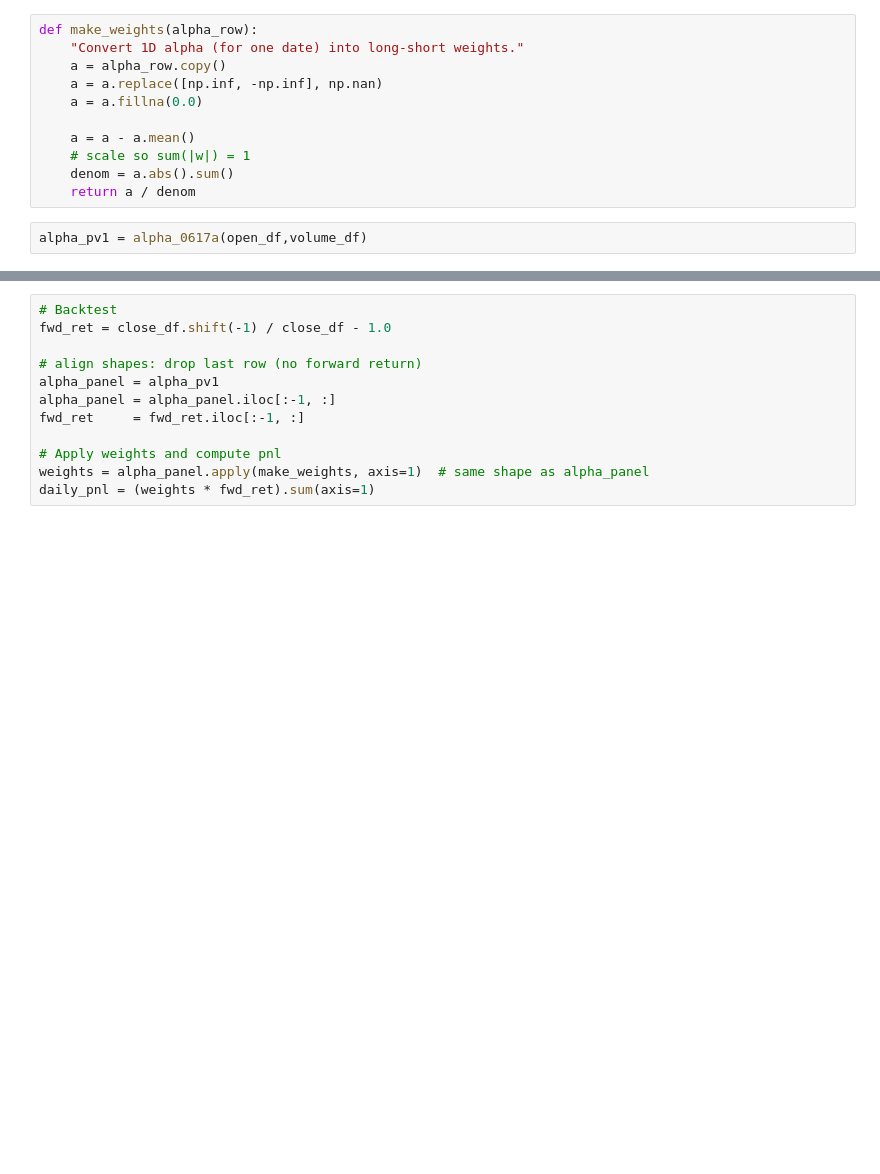
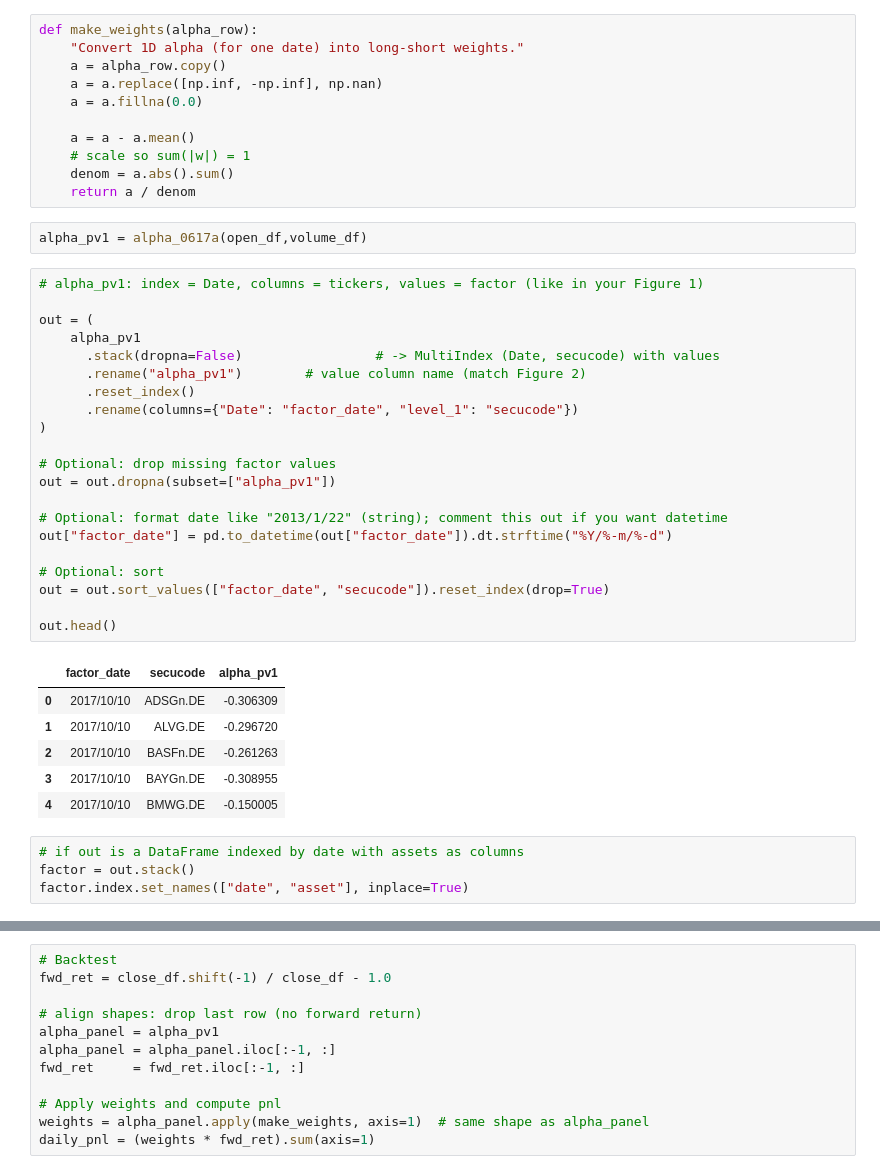
Before and after one commit to Yzc20060417/Multi-Factor-Equities-Investing, a Jupyter notebook: notebooks/Single Factor Testing.ipynb, the cells around one changed output, grey strips where cells are left out. Cells and saved outputs as stored; diff of their text form; blank space fills up the shorter version.

```diff
--- a/notebooks/Single Factor Testing.ipynb
+++ b/notebooks/Single Factor Testing.ipynb
@@ -154,6 +156,38 @@ def make_weights(alpha_row):
     return a / denom
 # %%
 alpha_pv1 = alpha_0617a(open_df,volume_df)
+# %%
+# alpha_pv1: index = Date, columns = tickers, values = factor (like in your Figure 1)
+
+out = (
+    alpha_pv1
+      .stack(dropna=False)                 # -> MultiIndex (Date, secucode) with values
+      .rename("alpha_pv1")        # value column name (match Figure 2)
+      .reset_index()
+      .rename(columns={"Date": "factor_date", "level_1": "secucode"})
+)
+
+# Optional: drop missing factor values
+out = out.dropna(subset=["alpha_pv1"])
+
+# Optional: format date like "2013/1/22" (string); comment this out if you want datetime
+out["factor_date"] = pd.to_datetime(out["factor_date"]).dt.strftime("%Y/%-m/%-d")
+
+# Optional: sort
+out = out.sort_values(["factor_date", "secucode"]).reset_index(drop=True)
+
+out.head()
+# %% [output]
+|  | factor_date | secucode | alpha_pv1 |
+| 0 | 2017/10/10 | ADSGn.DE | -0.306309 |
+| 1 | 2017/10/10 | ALVG.DE | -0.296720 |
+| 2 | 2017/10/10 | BASFn.DE | -0.261263 |
+| 3 | 2017/10/10 | BAYGn.DE | -0.308955 |
+| 4 | 2017/10/10 | BMWG.DE | -0.150005 |
+# %%
+# if out is a DataFrame indexed by date with assets as columns
+factor = out.stack()
+factor.index.set_names(["date", "asset"], inplace=True)
 # %%
 alpha_pv1.tail()
 # %% [output]
```
Also changed, not shown: parts of 12 cells of this notebook, 1 other file.
